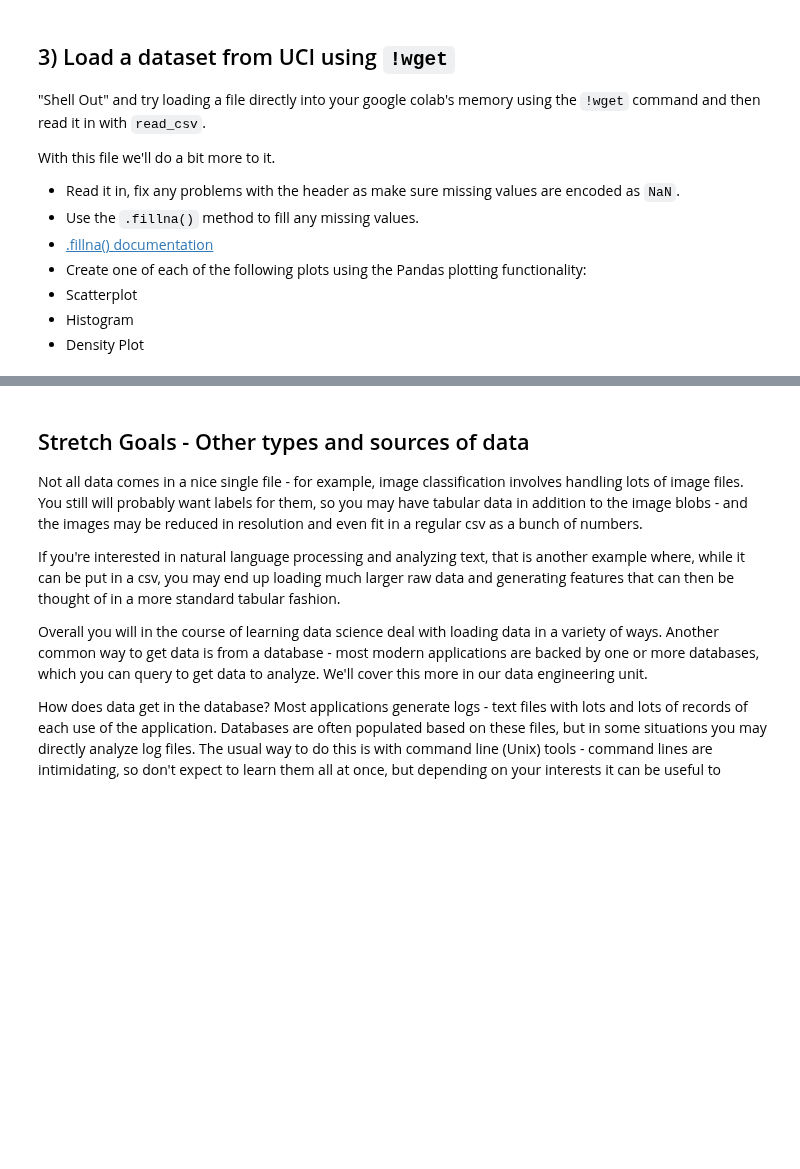
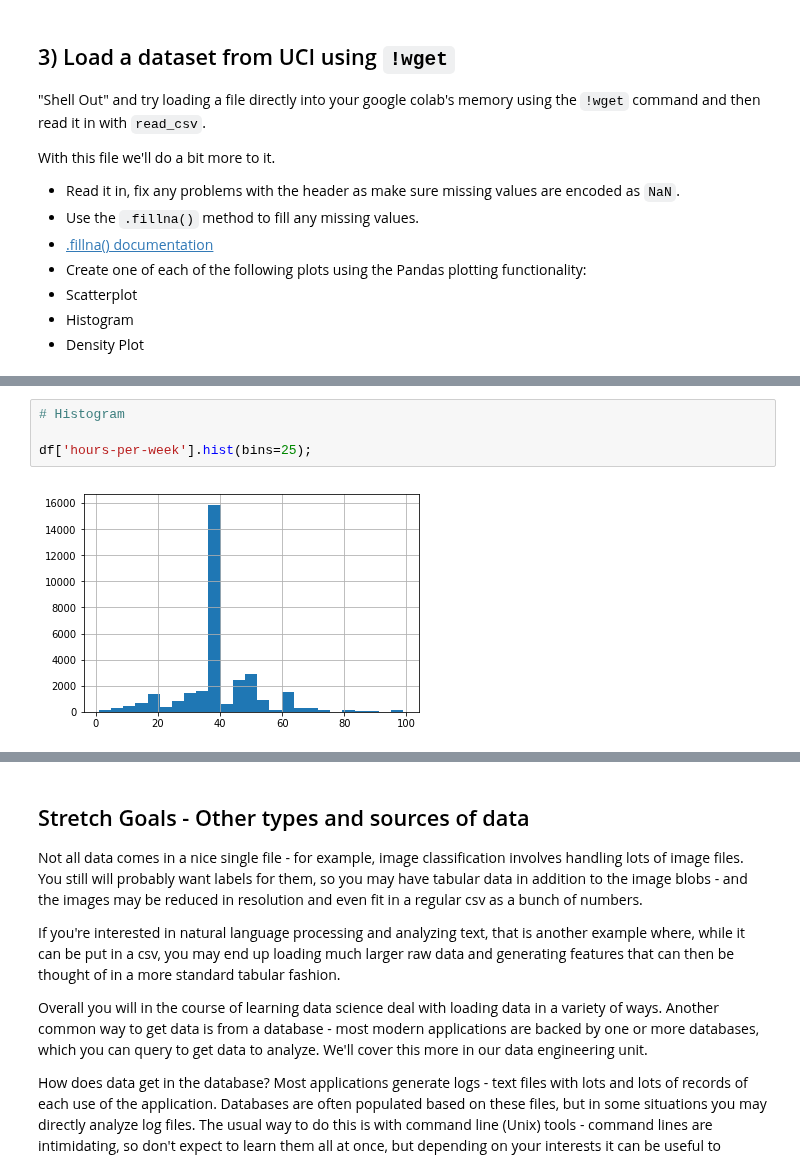
Before and after one commit to bloominstituteoftechnology/DS-Unit-1-Sprint-1-Dealing-With-Data, a Jupyter notebook: module2-loadingdata/LS_DS_112_Loading_Data_Assignment.ipynb, the cells around one changed output, grey strips where cells are left out. Saved outputs shown, nothing was run; the diff lists cells and outputs as text; blank space fills up the shorter version.

```diff
--- a/module2-loadingdata/LS_DS_112_Loading_Data_Assignment.ipynb
+++ b/module2-loadingdata/LS_DS_112_Loading_Data_Assignment.ipynb
@@ -45,0 +219,6 @@ With this file we'll do a bit more to it.
+# %%
+# Histogram
+
+df['hours-per-week'].hist(bins=25);
+# %% [output]
+[figure, added]
```
Also changed, not shown: parts of 15 cells of this notebook.
